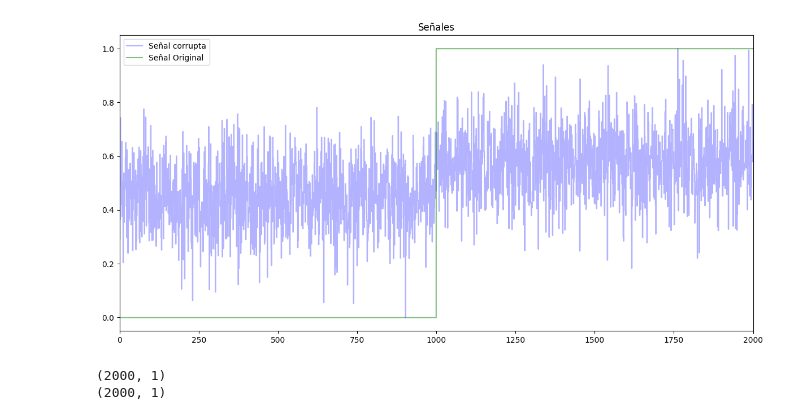
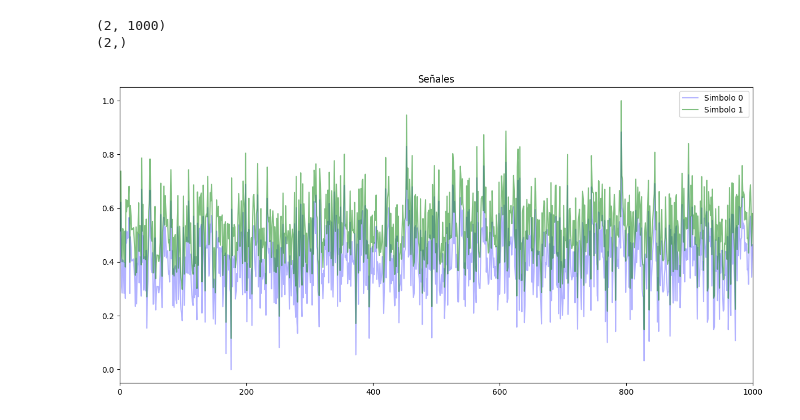
Before and after one commit to JCardenas05/Teoria_Se-ales, a Jupyter notebook: Taller_5/Taller_Red_5.ipynb, the cells around one changed output. Saved outputs shown, nothing was run; the diff lists cells and outputs as text; code cells hidden in the pictures.

```diff
--- a/Taller_5/Taller_Red_5.ipynb
+++ b/Taller_5/Taller_Red_5.ipynb
@@ -17,51 +17,72 @@ Nsamples = 1000 # Muestras de tiempo por símbolo
 # Probabilidades de los símbolos
 p_0 = 0.5
 p_1 = 1 - p_0
 
-amp_noise = 1
+amp_noise = 0.5
 
 Nsymbols = 2 # Número total de símbolos
 N = Nsymbols * Nsamples  # Número total de muestras
 
-time = np.linspace(0, N, N)
+#time = np.linspace(0, N, N)
+time = np.linspace(0, Nsamples, Nsamples)
 
 # Genera una secuencia de símbolos basados en las probabilidades dadas
 #data = np.random.choice([a0, a1], size=Nsymbols, p=[p_0, p_1])
 data = np.array([a0, a1])
 
 # Repite cada símbolo según el número de muestras por símbolo
-data = np.concatenate([[v]*Nsamples for v in data])
-message_org = data  # Almacena la secuencia completa en la variable 'message'
+#data = np.concatenate([[v]*Nsamples for v in data])
+
+data_d1 = [data[0]]*Nsamples
+data_d2 = [data[1]]*Nsamples
+
+#message_org = data  # Almacena la secuencia completa en la variable 'message'
+
+message_org = np.array([data[0],
+                       data[1]])
 
 o2 = 1
 
-noise = np.random.normal(0, o2, N)
+#print(message_org.shape)
 
-message_corrupt  = message_org + noise*amp_noise
+#noise = np.random.normal(0, o2, N)
+noise = np.random.normal(0,o2,Nsamples)
 
+data_d1_corrupt = data_d1 + noise
+data_d2_corrupt = data_d2 + noise
 
-message_corrupt = message_corrupt.reshape(-1, 1)  # Redimensionar para que cada muestra sea un vector de entrada
-message_org = message_org.reshape(-1, 1)
+message_corrupt = np.array([data_d1_corrupt,data_d2_corrupt])
+
+#print(message_corrupt.shape)
+
+print(message_corrupt.shape)
+print(message_org.shape)
+
+#message_corrupt = message_corrupt.reshape(-1, 1)  # Redimensionar para que cada muestra sea un vector de entrada
+#message_org = message_org.reshape(-1, 1)
 
 message_corrupt = map_range(message_corrupt, 0, 1)
-message_org = map_range(message_org, 0, 1)
+#message_org = map_range(message_org, 0, 1)
+
+#separar datos de validacion y testeo
+#message_corrupt_train, message_corrupt_test, message_org_train, message_org_test = train_test_split(message_corrupt, message_org, test_size=0.2, random_state=42)
+
+#signal_corrupt = np.concatenate(message_corrupt[0],message_corrupt[1])
+#signal_org = np.concatenate(message_org[0],message_org[1])
+#signal_t = np.concatenate(time,time+len(time))
 
 
 plt.figure(figsize=(12,6),tight_layout=True)  #modificar el tamaño (x,y)
-plt.step(time,message_corrupt, '-b', label='Señal corrupta', alpha=0.3)
-plt.step(time,message_org, '-g',label='Señal Original', alpha = 0.5)
+plt.plot(message_corrupt[0], '-b', label='Simbolo 0', alpha=0.3)
+plt.plot(message_corrupt[1], '-g',label='Simbolo 1 ', alpha = 0.5)
 #plt.step(time,y_pred_test, '-r',label='Señal Recuperada', alpha=0.3)
-plt.xlim(0,int(N/1))
+plt.xlim(0,Nsamples)
 plt.title(f'Señales')
 plt.legend()
 plt.show()
-
-
-print(message_corrupt.shape)
-print(message_org.shape)
 # %% [output]
+(2, 1000)
+(2,)
-[figure, old version]
+[figure, new version]
-(2000, 1)
-(2000, 1)
 # %%
 
```
Also changed, not shown: parts of 8 cells of this notebook, 2 other files.
